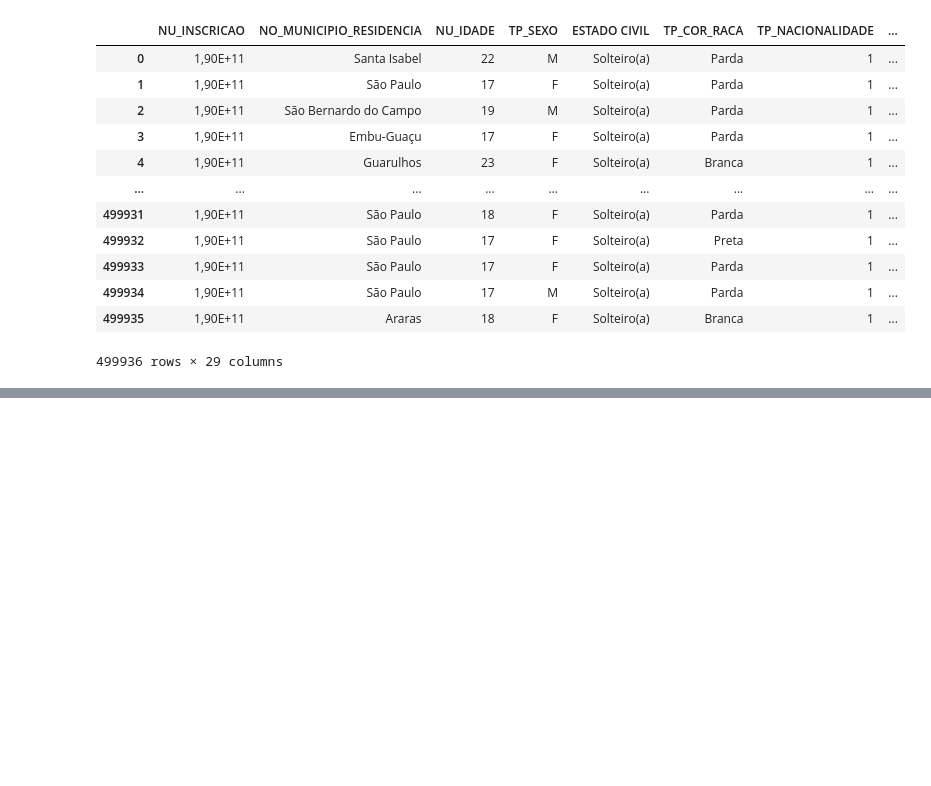
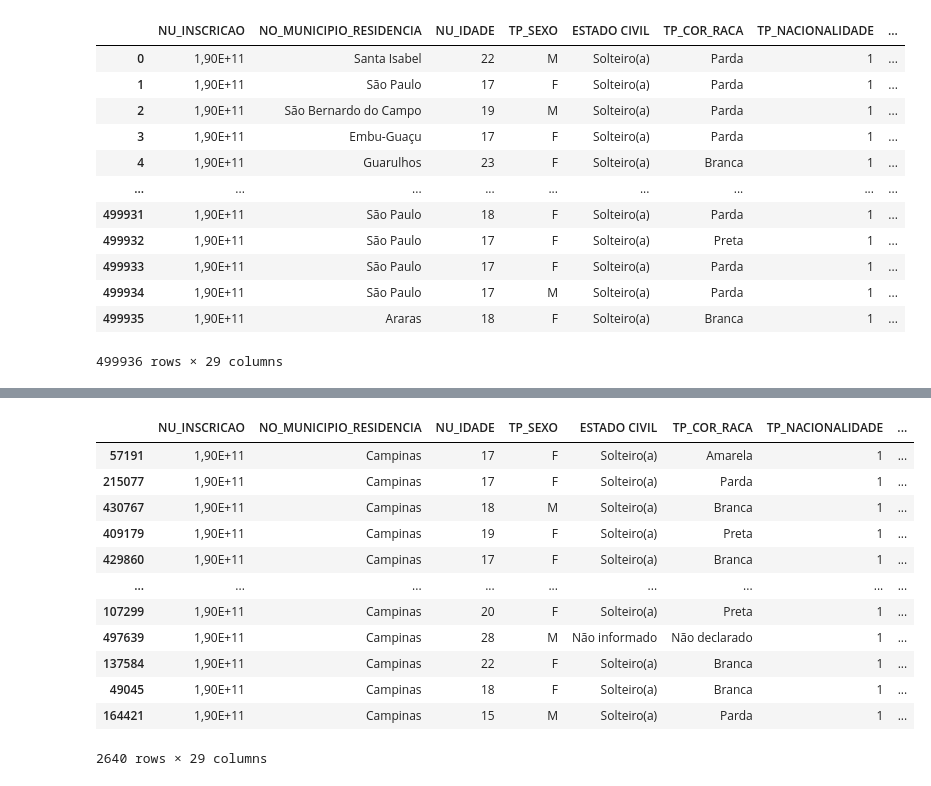
Before and after one commit to DiogoMonteiro99/repos, a Jupyter notebook: Amostragens.ipynb, the cells around one changed output, grey strips where cells are left out. Cells and saved outputs as stored; diff of their text form; code cells hidden in the pictures; blank space fills up the shorter version.

```diff
--- a/Amostragens.ipynb
+++ b/Amostragens.ipynb
@@ -31,0 +53,17 @@ df
+# %%
+amos_simples = enem_campinas.sample(frac=0.20) # Porcentagem
+amos_simples
+# %% [output]
+|  | NU_INSCRICAO | NO_MUNICIPIO_RESIDENCIA | NU_IDADE | TP_SEXO | ESTADO CIVIL | TP_COR_RACA | TP_NACIONALIDADE | ... |
+| 57191 | 1,90E+11 | Campinas | 17 | F | Solteiro(a) | Amarela | 1 | ... |
+| 215077 | 1,90E+11 | Campinas | 17 | F | Solteiro(a) | Parda | 1 | ... |
+| 430767 | 1,90E+11 | Campinas | 18 | M | Solteiro(a) | Branca | 1 | ... |
+| 409179 | 1,90E+11 | Campinas | 19 | F | Solteiro(a) | Preta | 1 | ... |
+| 429860 | 1,90E+11 | Campinas | 17 | F | Solteiro(a) | Branca | 1 | ... |
+| ... | ... | ... | ... | ... | ... | ... | ... | ... |
+| 107299 | 1,90E+11 | Campinas | 20 | F | Solteiro(a) | Preta | 1 | ... |
+| 497639 | 1,90E+11 | Campinas | 28 | M | Não informado | Não declarado | 1 | ... |
+| 137584 | 1,90E+11 | Campinas | 22 | F | Solteiro(a) | Branca | 1 | ... |
+| 49045 | 1,90E+11 | Campinas | 18 | F | Solteiro(a) | Branca | 1 | ... |
+| 164421 | 1,90E+11 | Campinas | 15 | M | Solteiro(a) | Parda | 1 | ... |
+2640 rows × 29 columns
```
Also changed, not shown: parts of 5 cells of this notebook.
